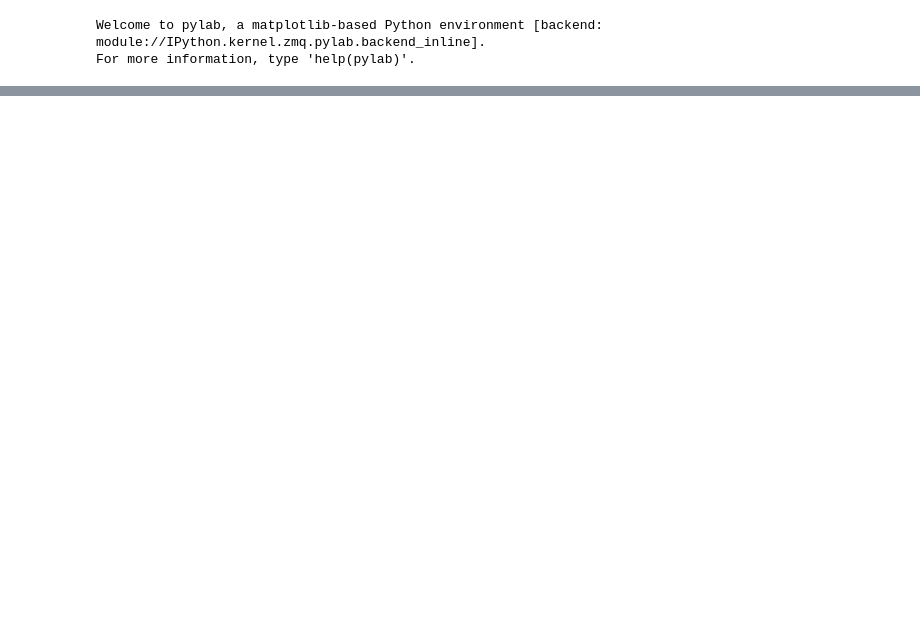
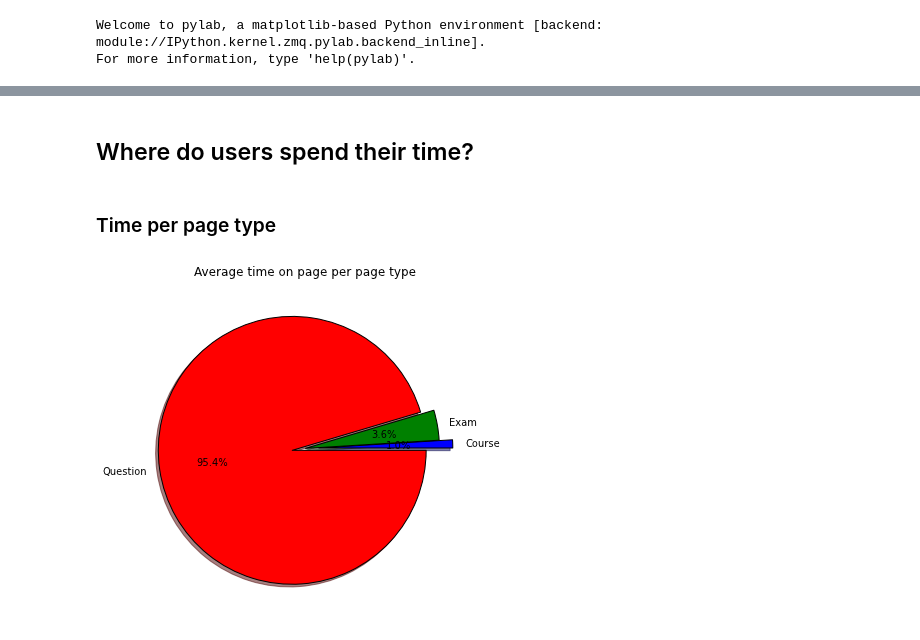
Before and after one commit to MathEducationResources/google-analytics, a Jupyter notebook: global_dict.ipynb, the cells around one changed output, grey strips where cells are left out. Cells and saved outputs as stored; diff of their text form; code cells hidden in the pictures; blank space fills up the shorter version.

```diff
--- a/global_dict.ipynb
+++ b/global_dict.ipynb
@@ -26,0 +41,12 @@ for course in list_courses(my_dict):
+# %% [markdown]
+## Where do users spend their time?
+# %% [markdown]
+### Time per page type
+# %%
+avg_times = fraction_course_exam_question_by_key(dict_F13,'avg_time')
+plt.figsize(6,6)
+plt.pie(avg_times, labels=['Course','Exam','Question'], shadow=True, autopct='%.1f%%', explode=(0.1, 0, 0.1))
+plt.title('Average time on page per page type')
+plt.savefig('avg_time_per_page_type.png')
+# %% [output]
+[figure, added]
```
Also changed, not shown: parts of 17 cells of this notebook.
